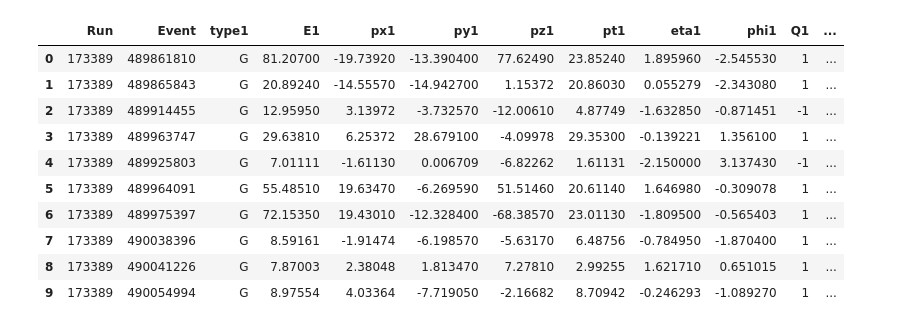
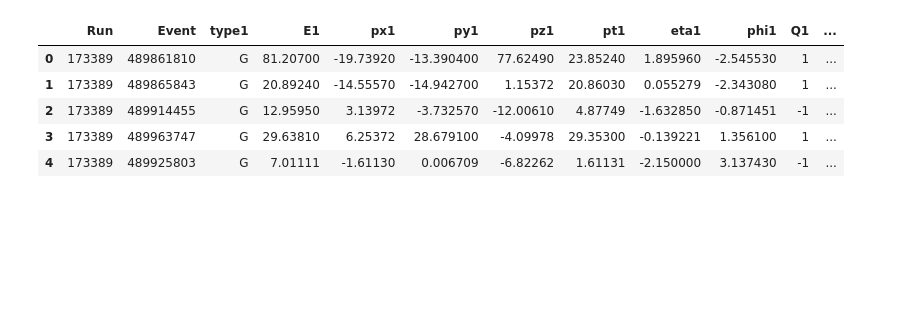
Before and after one commit to cms-opendata-education/HSSIP-Finland-2019, a Jupyter notebook: W-boson.ipynb, the cells around one changed output. Cells and saved outputs as stored; diff of their text form; code cells hidden in the pictures; blank space fills up the shorter version.

```diff
--- a/W-boson.ipynb
+++ b/W-boson.ipynb
@@ -3,23 +3,14 @@ import pandas as pd
 import numpy as np
 import matplotlib.pyplot as plt
 # %%
-#data
-
-a = pd.read_csv('http://kati.web.cern.ch/kati/SingleMuonMet.csv')
+data=pd.read_csv("http://kati.web.cern.ch/kati/SingleMuonMet.csv")
 # %%
-#view data
-
-pd.set_option('display.max_columns', None)
-a.head(10)
+pd.set_option("display.max_columns",None)
+data.head()
 # %% [output]
 |  | Run | Event | type1 | E1 | px1 | py1 | pz1 | pt1 | eta1 | phi1 | Q1 | ... |
 | 0 | 173389 | 489861810 | G | 81.20700 | -19.73920 | -13.390400 | 77.62490 | 23.85240 | 1.895960 | -2.545530 | 1 | ... |
 | 1 | 173389 | 489865843 | G | 20.89240 | -14.55570 | -14.942700 | 1.15372 | 20.86030 | 0.055279 | -2.343080 | 1 | ... |
 | 2 | 173389 | 489914455 | G | 12.95950 | 3.13972 | -3.732570 | -12.00610 | 4.87749 | -1.632850 | -0.871451 | -1 | ... |
 | 3 | 173389 | 489963747 | G | 29.63810 | 6.25372 | 28.679100 | -4.09978 | 29.35300 | -0.139221 | 1.356100 | 1 | ... |
 | 4 | 173389 | 489925803 | G | 7.01111 | -1.61130 | 0.006709 | -6.82262 | 1.61131 | -2.150000 | 3.137430 | -1 | ... |
-| 5 | 173389 | 489964091 | G | 55.48510 | 19.63470 | -6.269590 | 51.51460 | 20.61140 | 1.646980 | -0.309078 | 1 | ... |
-| 6 | 173389 | 489975397 | G | 72.15350 | 19.43010 | -12.328400 | -68.38570 | 23.01130 | -1.809500 | -0.565403 | 1 | ... |
-| 7 | 173389 | 490038396 | G | 8.59161 | -1.91474 | -6.198570 | -5.63170 | 6.48756 | -0.784950 | -1.870400 | 1 | ... |
-| 8 | 173389 | 490041226 | G | 7.87003 | 2.38048 | 1.813470 | 7.27810 | 2.99255 | 1.621710 | 0.651015 | 1 | ... |
-| 9 | 173389 | 490054994 | G | 8.97554 | 4.03364 | -7.719050 | -2.16682 | 8.70942 | -0.246293 | -1.089270 | 1 | ... |
```
Also changed, not shown: parts of 18 cells of this notebook.
